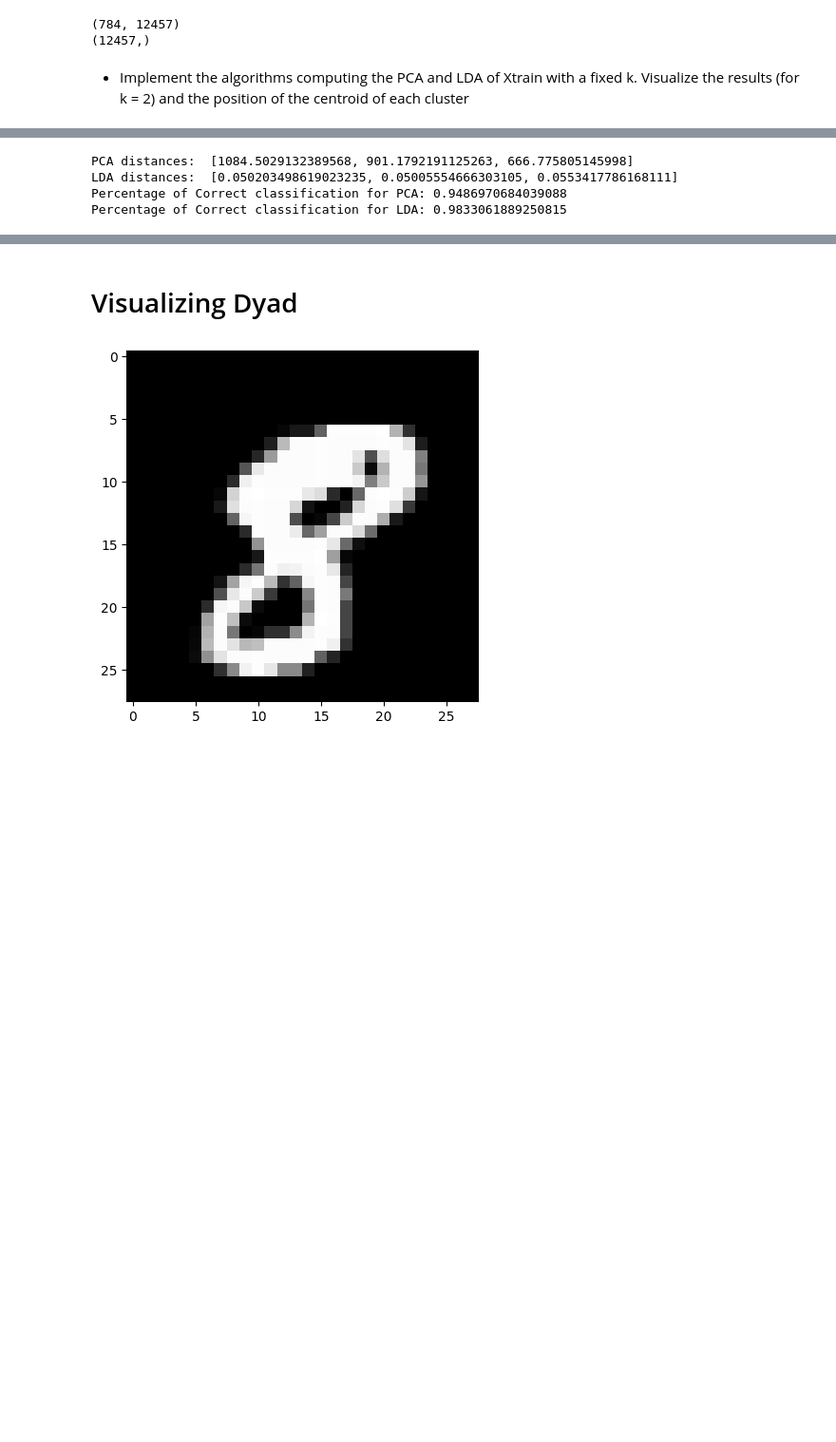
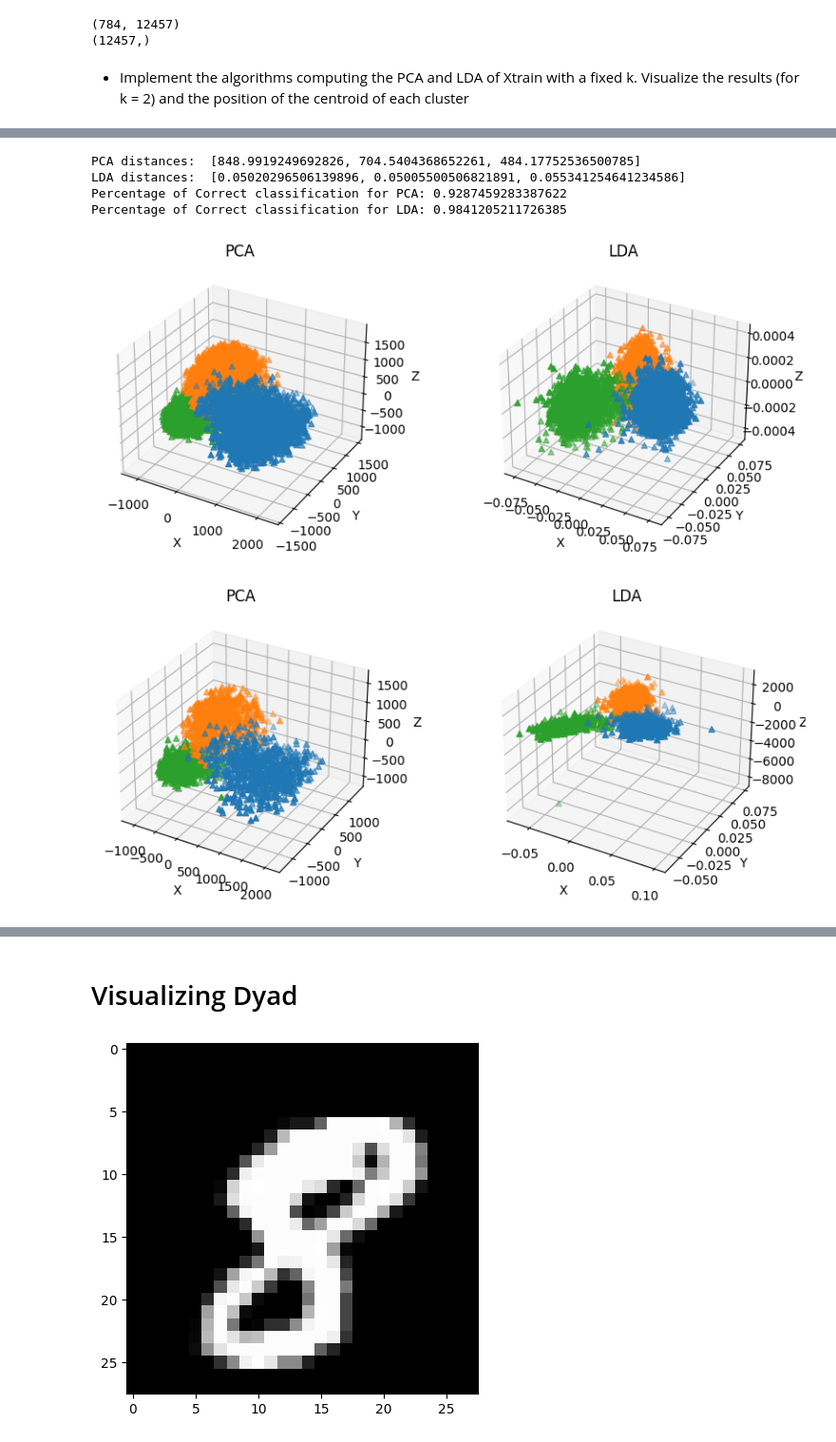
Before and after one commit to francesco-source/Artificial-Intelligence-UNIBO, a Jupyter notebook: Statistical_and_mathematical_methods_for_AI/Exercises/Exercise2.ipynb, the cells around one changed output, grey strips where cells are left out. Shown at 95% size. Drawn from its saved outputs; the diff is of its cells as text; code cells hidden in the pictures; blank space fills up the shorter version.

```diff
--- a/Statistical_and_mathematical_methods_for_AI/Exercises/Exercise2.ipynb
+++ b/Statistical_and_mathematical_methods_for_AI/Exercises/Exercise2.ipynb
@@ -244,19 +266,23 @@ LDA distances:  [0.050202727391591796, 0.050054682903176106, 0.05534093819188506
 Percentage of Correct classification for PCA: 0.8420195439739414
 Percentage of Correct classification for LDA: 0.9845276872964169
 # %%
-PCA_train=PCA(Xtrain,Ytrain,5)
-LDA_train=LDA(Xtrain,Ytrain,5)
+PCA_train=PCA(Xtrain,Ytrain,3)
+LDA_train=LDA(Xtrain,Ytrain,3)
 
+Plot_PCA_LDA(Ytrain,PCA_train[0],LDA_train[0],PCA_train[2],LDA_train[2])
 ZtestPCA=PCA_train[1]@(Xtest-np.expand_dims(np.mean(Xtest,axis=1),axis=1))
 ZtestLDA=LDA_train[1]@Xtest
+Plot_PCA_LDA(Ytest,ZtestPCA,ZtestLDA,PCA_train[2],LDA_train[2],plot_test=True)
 
 print("Percentage of Correct classification for PCA:",classify(ZtestPCA,Ytest,PCA_train[2]))
 print("Percentage of Correct classification for LDA:",classify(ZtestLDA,Ytest,LDA_train[2]))
 # %% [output]
-PCA distances:  [1084.5029132389568, 901.1792191125263, 666.775805145998]
-LDA distances:  [0.050203498619023235, 0.05005554666303105, 0.0553417786168111]
-Percentage of Correct classification for PCA: 0.9486970684039088
-Percentage of Correct classification for LDA: 0.9833061889250815
+PCA distances:  [848.9919249692826, 704.5404368652261, 484.17752536500785]
+LDA distances:  [0.05020296506139896, 0.05005500506821891, 0.055341254641234586]
+Percentage of Correct classification for PCA: 0.9287459283387622
+Percentage of Correct classification for LDA: 0.9841205211726385
+[figure, added]
+[figure, added]
 # %%
 PCA_train=PCA(Xtrain,Ytrain,10)
 LDA_train=LDA(Xtrain,Ytrain,10)
```
Also changed, not shown: parts of 6 cells of this notebook.
